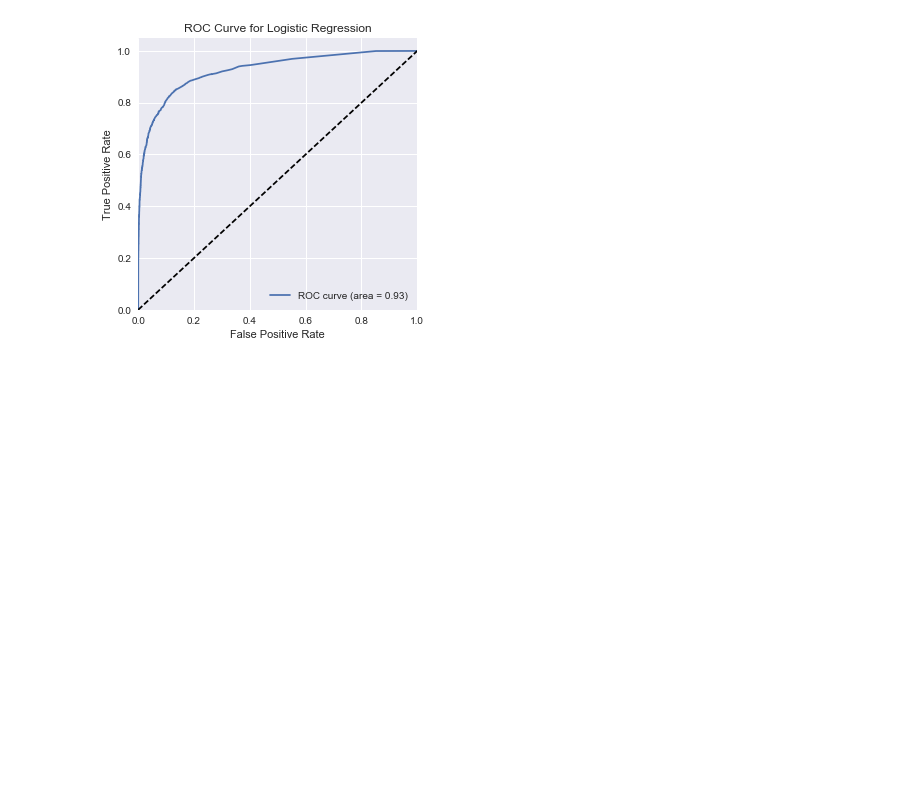
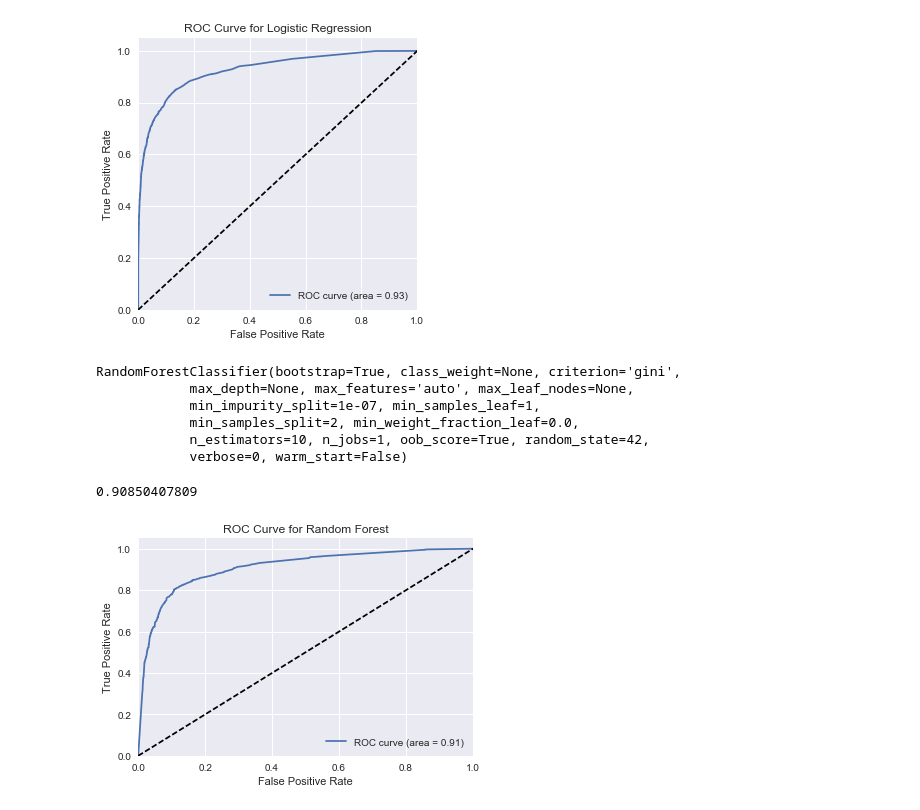
Before and after one commit to pavlafuxova/TFM, a Jupyter notebook: word_count_classifier.ipynb, the cells around one changed output. Saved outputs shown, nothing was run; the diff lists cells and outputs as text; code cells hidden in the pictures; blank space fills up the shorter version.

Commit message:
random forest classifier

```diff
--- a/word_count_classifier.ipynb
+++ b/word_count_classifier.ipynb
@@ -560,0 +565,37 @@ plt.show()
+# %%
+clf_rf = RandomForestClassifier(oob_score=True,random_state=42)
+# %%
+clf_rf.fit(X_train,y_train)
+# %% [output]
+RandomForestClassifier(bootstrap=True, class_weight=None, criterion='gini',
+            max_depth=None, max_features='auto', max_leaf_nodes=None,
+            min_impurity_split=1e-07, min_samples_leaf=1,
+            min_samples_split=2, min_weight_fraction_leaf=0.0,
+            n_estimators=10, n_jobs=1, oob_score=True, random_state=42,
+            verbose=0, warm_start=False)
+# %%
+# shuffle and split training and test sets
+X_train, X_test, y_train, y_test = train_test_split(X, y, test_size=.5,random_state=42)
+clf_rf.fit(X_train, y_train)
+
+# Determine the false positive and true positive rates
+fpr, tpr, _ = roc_curve(y_test, clf_rf.predict_proba(X_test)[:,1])
+
+# Calculate the AUC
+roc_auc = auc(fpr, tpr)
+print(roc_auc)
+
+# Plot of a ROC curve for a specific class
+plt.figure()
+plt.plot(fpr, tpr, label='ROC curve (area = %0.2f)' % roc_auc)
+plt.plot([0, 1], [0, 1], 'k--')
+plt.xlim([0.0, 1.0])
+plt.ylim([0.0, 1.05])
+plt.xlabel('False Positive Rate')
+plt.ylabel('True Positive Rate')
+plt.title('ROC Curve for Random Forest')
+plt.legend(loc="lower right")
+plt.show()
+# %% [output]
+0.90850407809
+[figure, added]
```
Also changed, not shown: parts of 4 cells of this notebook.
